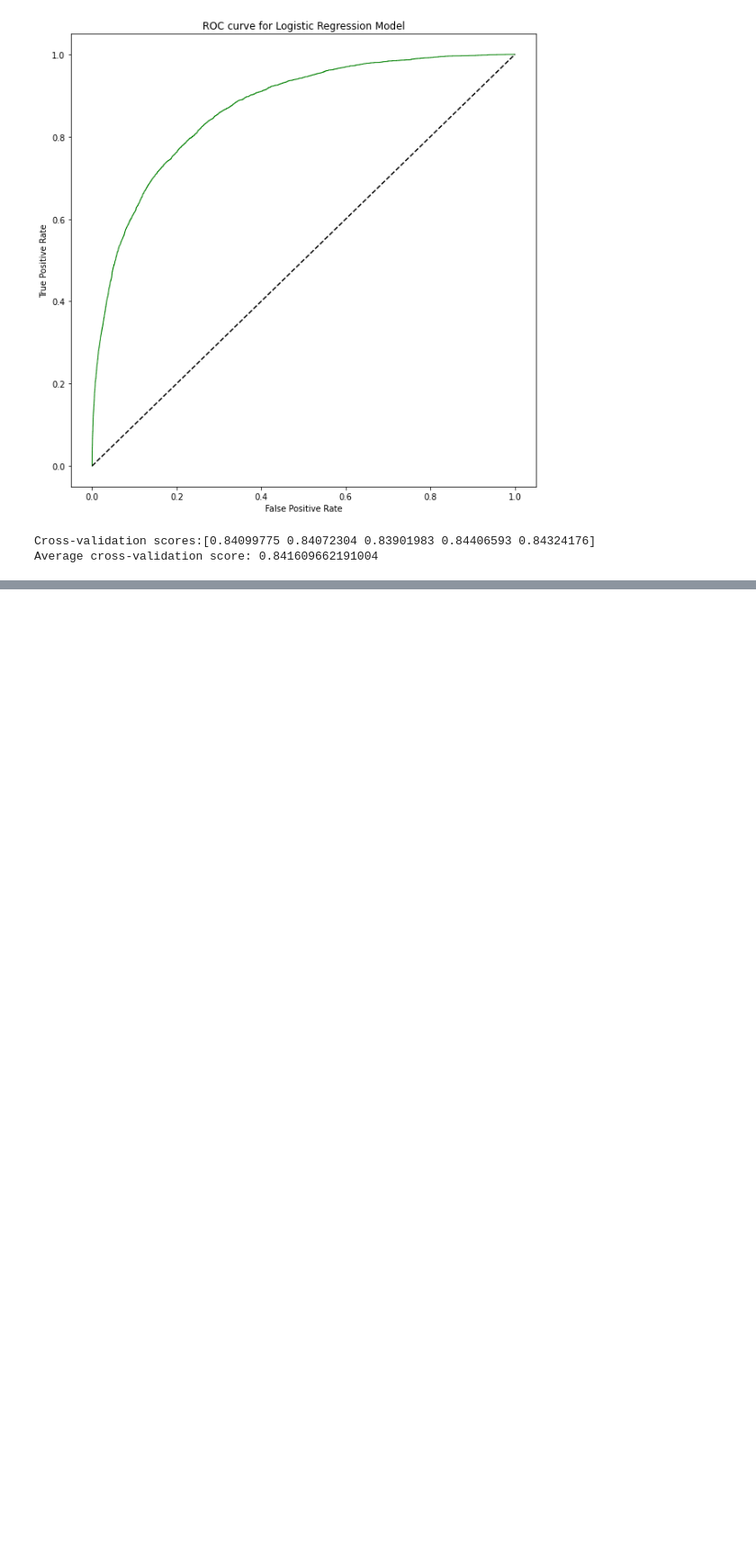
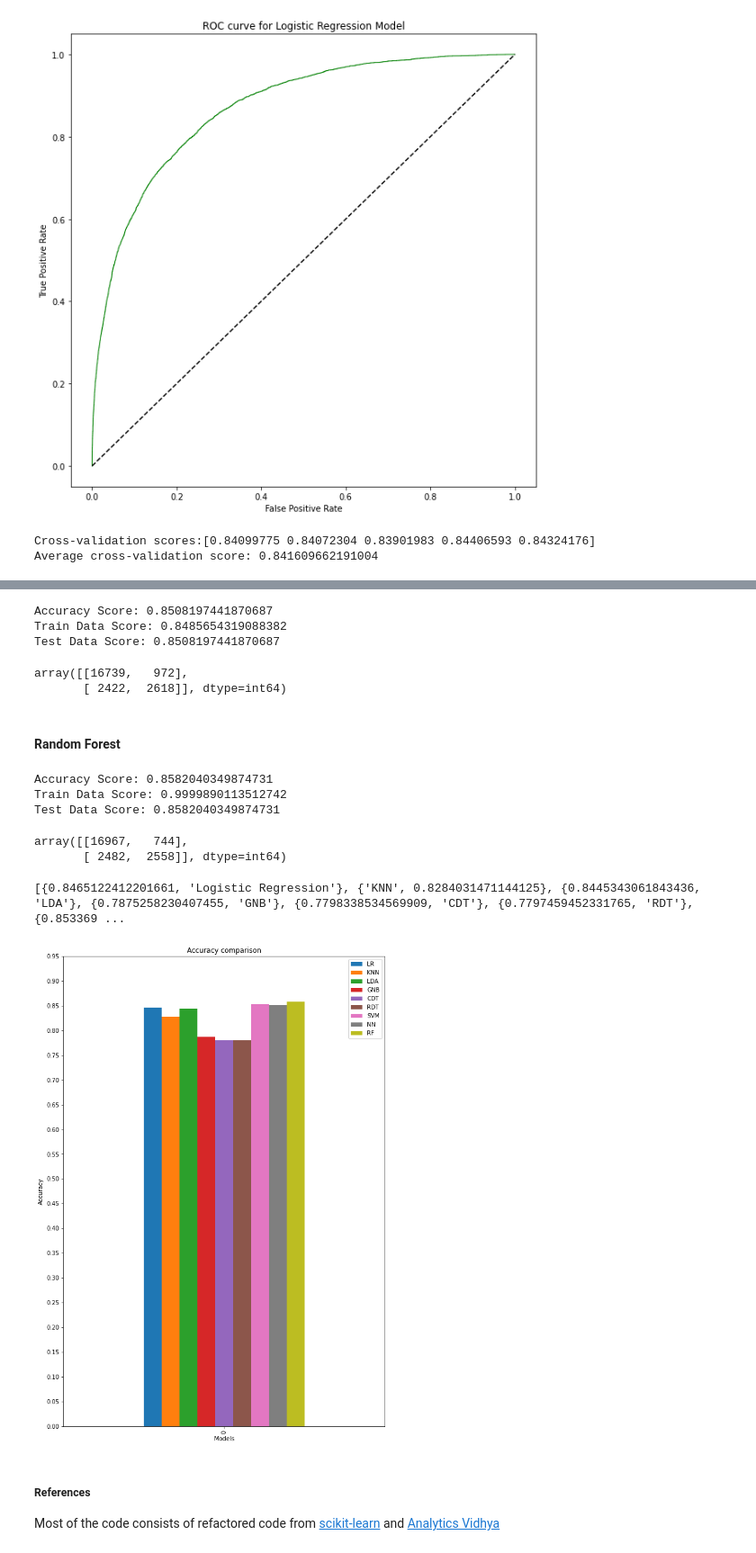
Before and after one commit to rrancerr/jku-data-mining-ws-21, a Jupyter notebook: assignment-05/assignment-05.ipynb, the cells around one changed output, grey strips where cells are left out. Shown at 90% size. Drawn from its saved outputs; the diff is of its cells as text; code cells hidden in the pictures; blank space fills up the shorter version.

Commit message:
Model implementations

```diff
--- a/assignment-05/assignment-05.ipynb
+++ b/assignment-05/assignment-05.ipynb
@@ -460,0 +591,68 @@ Average cross-validation score: 0.841609662191004
+# %%
+clf = MLPClassifier(solver='lbfgs', alpha=1e-5, hidden_layer_sizes=(5, 2), random_state=1, max_iter=1000)
+clf = clf.fit(X_train, y_train)
+y_pred = clf.predict(X_test)
+nn_acc = accuracy_score(y_test, y_pred)
+
+print(f"Accuracy Score: {nn_acc}")
+print(f"Train Data Score: {clf.score(X_train, y_train)}")
+print(f"Test Data Score: {clf.score(X_test, y_test)}")
+
+accuracy_list.append({'NN': nn_acc})
+
+confusion_matrix(y_test, y_pred)
+# %% [output]
+Accuracy Score: 0.8508197441870687
+Train Data Score: 0.8485654319088382
+Test Data Score: 0.8508197441870687
+array([[16739,   972],
+       [ 2422,  2618]], dtype=int64)
+# %% [markdown]
+#### Random Forest
+# %%
+clf = RandomForestClassifier(random_state=0)
+clf = clf.fit(X_train, y_train)
+y_pred = clf.predict(X_test)
+rf_acc = accuracy_score(y_test, y_pred)
+
+print(f"Accuracy Score: {rf_acc}")
+print(f"Train Data Score: {clf.score(X_train, y_train)}")
+print(f"Test Data Score: {clf.score(X_test, y_test)}")
+
+accuracy_list.append({'RF': rf_acc})
+
+confusion_matrix(y_test, y_pred)
+# %% [output]
+Accuracy Score: 0.8582040349874731
+Train Data Score: 0.9999890113512742
+Test Data Score: 0.8582040349874731
+array([[16967,   744],
+       [ 2482,  2558]], dtype=int64)
+# %%
+accuracy_list_new = {'LR': [0.8465122412201661],
+                     'KNN': [0.8284031471144125],
+                     'LDA': [0.8445343061843436],
+                     'GNB': [0.7875258230407455],
+                     'CDT': [0.7798338534569909],
+                     'RDT': [0.7797459452331765],
+                     'SVM': [0.8533690826776845],
+                     'NN': [0.8508197441870687],
+                     'RF': [0.8582040349874731]}
+# %%
+print(accuracy_list)
+# %% [output]
+[{0.8465122412201661, 'Logistic Regression'}, {'KNN', 0.8284031471144125}, {0.8445343061843436, 'LDA'}, {0.7875258230407455, 'GNB'}, {0.7798338534569909, 'CDT'}, {0.7797459452331765, 'RDT'}, {0.853369 ...
+# %%
+acc_df = pd.DataFrame.from_dict(accuracy_list_new)
+acc_df.plot(kind='bar', figsize=(10, 15))
+plt.title('Accuracy comparison')
+plt.suptitle('')
+plt.ylabel('Accuracy')
+plt.yticks(np.arange(0, 1, 0.05))
+plt.xlabel('Models')
+plt.savefig('exports/08-accuracy-comparison.png')
+# %% [output]
+[figure, added]
+# %% [markdown]
+##### References
+Most of the code consists of refactored code from [scikit-learn](https://scikit-learn.org/) and [Analytics Vidhya](https://www.analyticsvidhya.com/blog/2021/06/predictive-modelling-rain-prediction-in-australia-with-python/)
```
Also changed, not shown: parts of 34 cells of this notebook, 4 other files.
